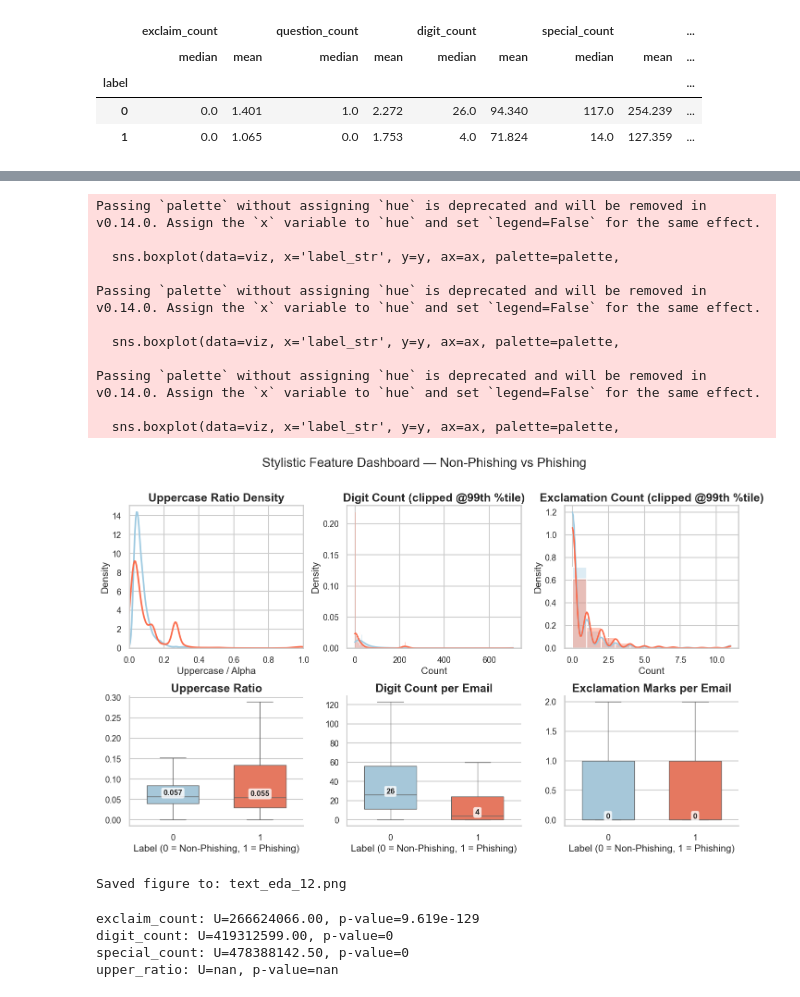
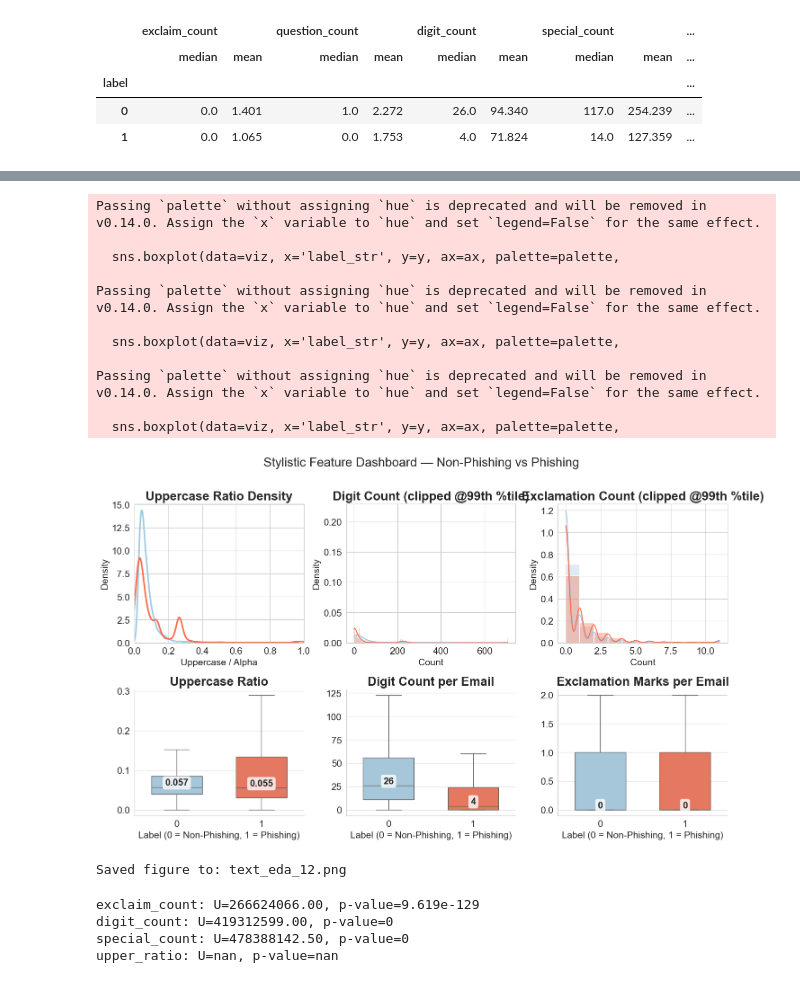
Before and after one commit to H6WU6R/DSA4263_Group_Project, a Jupyter notebook: notebooks/ud/text_eda.ipynb, the cells around one changed output, grey strips where cells are left out. Cells and saved outputs as stored; diff of their text form; code cells hidden in the pictures.

```diff
--- a/notebooks/ud/text_eda.ipynb
+++ b/notebooks/ud/text_eda.ipynb
@@ -600,8 +651,4 @@ plt.show()
 # %%
-import matplotlib.pyplot as plt
-import seaborn as sns
-import numpy as np
-
 sns.set_style("whitegrid")
 fig, axes = plt.subplots(1, 2, figsize=(12, 5))
 
@@ -614,8 +661,8 @@ sns.boxplot(
     palette=palette,
     ax=axes[0]
 )
-axes[0].set_title("Subject len (characters)")
-axes[0].set_xlabel("Label (0 = Non-phishing, 1 = Phishing)")
+axes[0].set_title("Subject len (characters)",fontsize=15)
+axes[0].set_xlabel("Label (0 = Non-phishing, 1 = Phishing)",fontsize=15)
 axes[0].set_ylabel("")
 axes[0].set_yscale('log')
 
@@ -623,7 +670,7 @@ axes[0].set_yscale('log')
 for label in [0,1]:
     med = df.loc[df['label']==label, 'subject_len'].median()
     axes[0].text(label, med, f"{int(med)}",
-                 ha='center', va='center', fontsize=10, weight='bold')
+                 ha='center', va='center', fontsize=15, weight='bold')
 
 axes[0].text(0.5, -0.25, "(a) Subject Length Distribution",
              ha='center', transform=axes[0].transAxes)
@@ -635,8 +682,8 @@ sns.boxplot(
     palette=palette,
     ax=axes[1]
 )
-axes[1].set_title("Body len (characters)")
-axes[1].set_xlabel("Label (0 = Ham, 1 = Phishing)")
+axes[1].set_title("Body len (characters)",fontsize=15)
+axes[1].set_xlabel("Label (0 = Non-Phishing, 1 = Phishing)",fontsize=15)
 axes[1].set_ylabel("")
 axes[1].set_yscale('log')
 
@@ -649,9 +696,8 @@ for label in [0,1]:
 axes[1].text(0.5, -0.25, "(b) Body Length Distribution",
              ha='center', transform=axes[1].transAxes)
 
-# Caption
 fig.suptitle("Length Boxplot Comparisons — Non-Phishing vs Phishing",
-             fontsize=14, weight='bold', y=1.03)
+             fontsize=20, weight='bold', y=1.03)
 
 plt.tight_layout()
 save_path = "text_eda_4.png"
@@ -721,19 +802,4 @@ plt.tight_layout(); plt.show()
 # %%
-import numpy as np, pandas as pd, matplotlib.pyplot as plt, seaborn as sns
-from matplotlib.ticker import FuncFormatter
-
-# ------------------- FONT SIZE UPGRADE -------------------
-sns.set_style("whitegrid")
-sns.set_context("talk", font_scale=1.2)  # scales everything nicely
-
-TITLE_SIZE = 18
-LABEL_SIZE = 15
-TICK_SIZE  = 13
-MEDIAN_SIZE = 12
-SUPTITLE_SIZE = 22
-
-# ---------------------------------------------------------
-
 viz = df.copy()
 viz['label_str'] = viz['label'].astype(str)
 viz['exclaim_count_clip'] = viz['exclaim_count'].clip(upper=np.nanpercentile(viz['exclaim_count'], 99))
@@ -755,10 +821,10 @@ for lbl in order:
     sns.kdeplot(sub['upper_ratio_clip'].dropna(),
                 ax=ax_upper, lw=2.5,
                 color=palette[lbl], label=f'label={lbl}')
-ax_upper.set_title('Uppercase Ratio Density', fontsize=TITLE_SIZE, weight='bold')
-ax_upper.set_xlabel('Uppercase / Alpha', fontsize=LABEL_SIZE)
-ax_upper.set_ylabel('Density', fontsize=LABEL_SIZE)
-ax_upper.tick_params(axis='both', labelsize=TICK_SIZE)
+ax_upper.set_title('Uppercase Ratio Density', fontsize=20, weight='bold')
+ax_upper.set_xlabel('Uppercase / Alpha', fontsize=15)
+ax_upper.set_ylabel('Density', fontsize=15)
+ax_upper.tick_params(axis='both', labelsize=15)
 ax_upper.set_xlim(0, 1)
 
 # Digit count
@@ -769,10 +835,10 @@ for lbl in order:
                  ax=ax_digit, stat='density',
                  kde=True, alpha=0.35,
                  color=palette[lbl], label=f'label={lbl}')
-ax_digit.set_title('Digit Count (clipped @99th %tile)', fontsize=TITLE_SIZE, weight='bold')
-ax_digit.set_xlabel('Count', fontsize=LABEL_SIZE)
-ax_digit.set_ylabel('Density', fontsize=LABEL_SIZE)
-ax_digit.tick_params(axis='both', labelsize=TICK_SIZE)
+ax_digit.set_title('Digit Count (clipped @99th %tile)', fontsize=20, weight='bold')
+ax_digit.set_xlabel('Count', fontsize=15)
+ax_digit.set_ylabel('Density', fontsize=15)
+ax_digit.tick_params(axis='both', labelsize=15)
 
 # Exclamation count
 bins_ex = np.histogram_bin_edges(viz['exclaim_count_clip'], bins='auto')
@@ -782,10 +848,10 @@ for lbl in order:
                  ax=ax_exclaim, stat='density',
                  kde=True, alpha=0.35,
                  color=palette[lbl], label=f'label={lbl}')
-ax_exclaim.set_title('Exclamation Count (clipped @99th %tile)', fontsize=TITLE_SIZE, weight='bold')
-ax_exclaim.set_xlabel('Count', fontsize=LABEL_SIZE)
-ax_exclaim.set_ylabel('Density', fontsize=LABEL_SIZE)
-ax_exclaim.tick_params(axis='both', labelsize=TICK_SIZE)
+ax_exclaim.set_title('Exclamation Count (clipped @99th %tile)', fontsize=20, weight='bold')
+ax_exclaim.set_xlabel('Count', fontsize=15)
+ax_exclaim.set_ylabel('Density', fontsize=15)
+ax_exclaim.tick_params(axis='both', labelsize=15)
 
 # ---------- Bottom row ----------
 bx1, bx2, bx3 = fig.add_subplot(gs[1,0]), fig.add_subplot(gs[1,1]), fig.add_subplot(gs[1,2])
@@ -799,13 +865,13 @@ def labeled_boxplot(ax, y, title, fmt_commas=False):
         txt = f'{med:,.0f}' if fmt_commas else (f'{med:.3f}' if 'ratio' in y else f'{med:.0f}')
         ax.text(i, med, txt,
                 ha='center', va='bottom',
-                fontsize=MEDIAN_SIZE, weight='bold',
+                fontsize=15, weight='bold',
                 bbox=dict(boxstyle='round,pad=0.25', fc='white', ec='none', alpha=0.8))
 
-    ax.set_title(title, fontsize=TITLE_SIZE, weight='bold')
-    ax.set_xlabel('Label (0 = Non-Phishing, 1 = Phishing)', fontsize=LABEL_SIZE)
+    ax.set_title(title, fontsize=20, weight='bold')
+    ax.set_xlabel('Label (0 = Non-Phishing, 1 = Phishing)', fontsize=15)
     ax.set_ylabel('')
-    ax.tick_params(axis='both', labelsize=TICK_SIZE)
+    ax.tick_params(axis='both', labelsize=15)
     sns.despine(ax=ax)
 
 labeled_boxplot(bx1, 'upper_ratio_clip',   'Uppercase Ratio')
@@ -813,34 +879,34 @@ labeled_boxplot(bx2, 'digit_count_clip',   'Digit Count per Email', fmt_commas=T
 labeled_boxplot(bx3, 'exclaim_count_clip', 'Exclamation Marks per Email')
 
 bx2.yaxis.set_major_formatter(FuncFormatter(lambda x, p: f'{int(x):,}'))
 
 # ---------- Suptitle ----------
 n0, n1 = (viz['label_str']=='0').sum(), (viz['label_str']=='1').sum()
 fig.suptitle(
     f'Stylistic Feature Dashboard — Non-Phishing vs Phishing',
     y=0.995, fontsize=20
 )
 
 plt.tight_layout(rect=[0, 0.02, 1, 0.93])
 
 save_path = "text_eda_12.png"
 plt.savefig(save_path, dpi=300, bbox_inches='tight')
 plt.show()
 
 print(f"Saved figure to: {save_path}")
 # %% [output]
 Passing `palette` without assigning `hue` is deprecated and will be removed in v0.14.0. Assign the `x` variable to `hue` and set `legend=False` for the same effect.
 
   sns.boxplot(data=viz, x='label_str', y=y, ax=ax, palette=palette,
 
 Passing `palette` without assigning `hue` is deprecated and will be removed in v0.14.0. Assign the `x` variable to `hue` and set `legend=False` for the same effect.
 
   sns.boxplot(data=viz, x='label_str', y=y, ax=ax, palette=palette,
 
 Passing `palette` without assigning `hue` is deprecated and will be removed in v0.14.0. Assign the `x` variable to `hue` and set `legend=False` for the same effect.
 
   sns.boxplot(data=viz, x='label_str', y=y, ax=ax, palette=palette,
-[figure, old version]
+[figure, new version]
 Saved figure to: text_eda_12.png
 # %%
 from scipy.stats import mannwhitneyu
```
Also changed, not shown: parts of 20 cells of this notebook, 11 other files.
